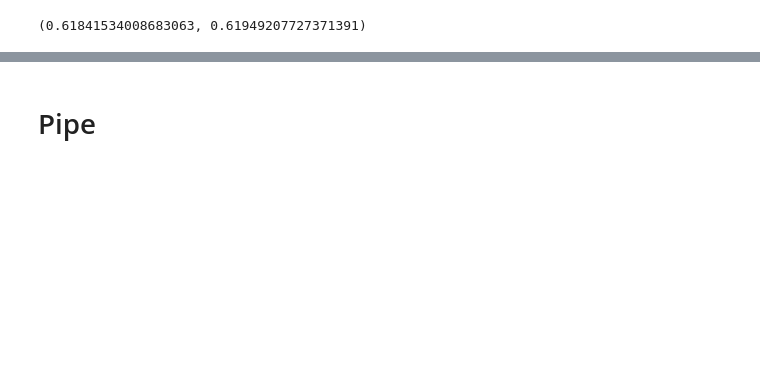
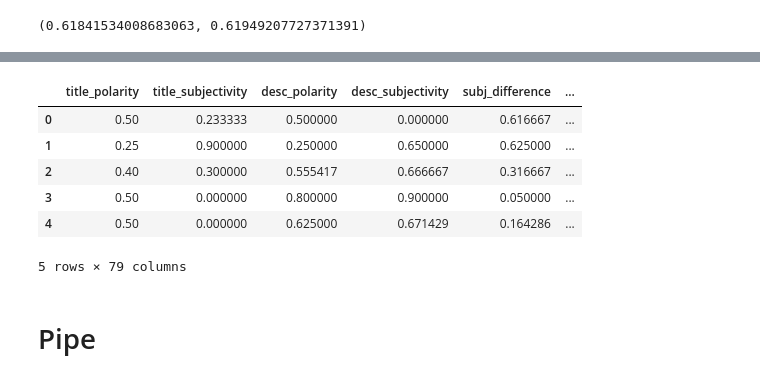
Before and after one commit to confoley/Capstone, a Jupyter notebook: quickie.ipynb, the cells around one changed output, grey strips where cells are left out. Saved outputs shown, nothing was run; the diff lists cells and outputs as text; code cells hidden in the pictures; blank space fills up the shorter version.

```diff
--- a/quickie.ipynb
+++ b/quickie.ipynb
@@ -1140,3 +1165,13 @@ pd.DataFrame(list(zip(pipe.steps[0][1].feature_importances_, X.columns)),
+# %%
+df.head()
+# %% [output]
+|  | title_polarity | title_subjectivity | desc_polarity | desc_subjectivity | subj_difference | ... |
+| 0 | 0.50 | 0.233333 | 0.500000 | 0.000000 | 0.616667 | ... |
+| 1 | 0.25 | 0.900000 | 0.250000 | 0.650000 | 0.625000 | ... |
+| 2 | 0.40 | 0.300000 | 0.555417 | 0.666667 | 0.316667 | ... |
+| 3 | 0.50 | 0.000000 | 0.800000 | 0.900000 | 0.050000 | ... |
+| 4 | 0.50 | 0.000000 | 0.625000 | 0.671429 | 0.164286 | ... |
+5 rows × 79 columns
 # %% [markdown]
 # Pipe
 # %%
```
Also changed, not shown: parts of 53 cells of this notebook, 59 other files.
